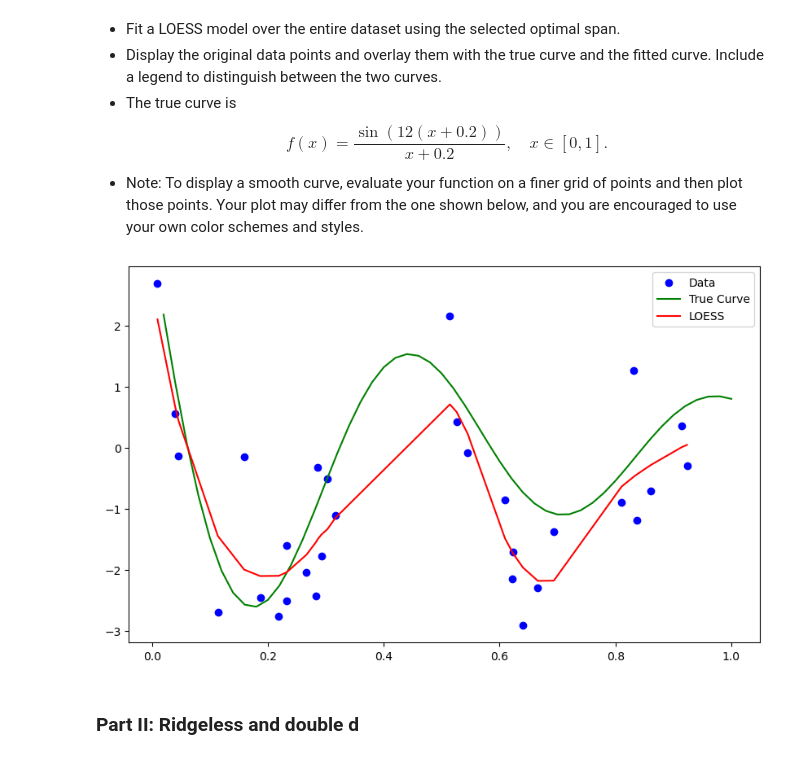
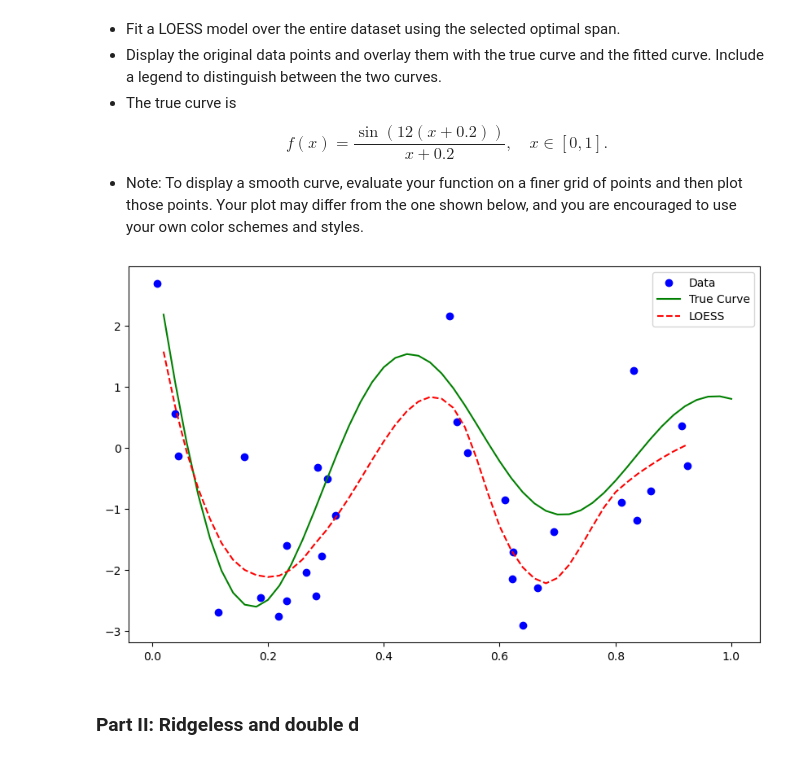
Before and after one commit to lycpaul/cs598-psl, a Jupyter notebook: code3/Assignment_3_1160_ycl7.ipynb, the cells around one changed output. Cells and saved outputs as stored; diff of their text form; code cells hidden in the pictures.

Commit message:
updated true vs LOESS plot

```diff
--- a/code3/Assignment_3_1160_ycl7.ipynb
+++ b/code3/Assignment_3_1160_ycl7.ipynb
@@ -185,20 +184,31 @@ def f(x):
 fx = np.arange(1, 51, 1)/50
 fy = f(fx)
+# %%
+# Using the optimal span to fit the model
+model = loess(x, y, span=best_span_cv)
+model.fit()
+
+# using the finer grid of points for plotting
+x_pred = fx
+# Ensure x_pred is within the range of x to avoid extrapolation
+x_pred = np.clip(x_pred, x.min(), x.max())
+
+try:
+    y_pred = model.predict(x_pred).values
+except ValueError as e:
+    print(f"Error in prediction: {e}")
+    # If prediction fails, use the original data points
+    y_pred = np.interp(x_pred, x, y)
 # %%
-# Using the optimal span to fit the model
-model = loess(x, y, span=best_span_cv)
-model.fit()
-y_pred = model.predict(x).values
-
 # Plot the results
 plt.figure(figsize=(10, 6))
 plt.scatter(x, y, label='Data', color='blue')
 plt.plot(fx, fy, label='True Curve', color='green')
-plt.plot(x, y_pred, label='LOESS', color='red')
+plt.plot(x_pred, y_pred, label='LOESS', color='red', linestyle='--')
 plt.legend()
 plt.show()
 # %% [output]
-[figure, old version]
+[figure, new version]
 # %% [markdown]
 ### Part II: Ridgeless and double d
 # %% [markdown]
```
Also changed, not shown: parts of 1 cell of this notebook.
